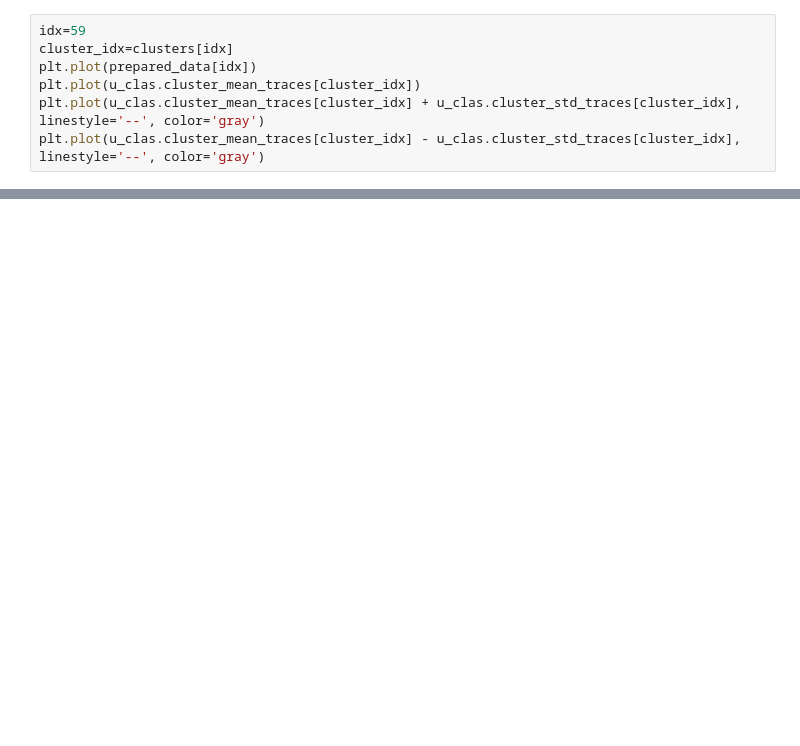
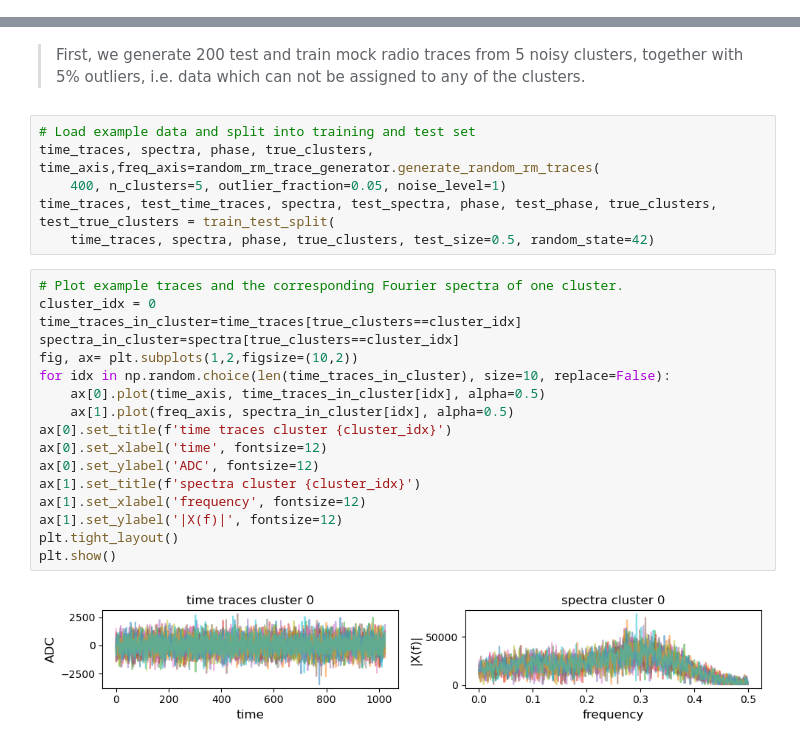
Before and after one commit to uhgtb/rm_classifier, a Jupyter notebook: tutorials/notebooks/umap_classifier.ipynb, the cells around one changed output, grey strips where cells are left out. Cells and saved outputs as stored; diff of their text form; blank space fills up the shorter version.

```diff
--- a/tutorials/notebooks/umap_classifier.ipynb
+++ b/tutorials/notebooks/umap_classifier.ipynb
@@ -98,7 +0,0 @@ array([0, 0, 0, 0, 0, 0, 0, 0, 0, 0, 0, 0, 0, 0, 0, 0, 0, 0, 0, 0, 0, 0,
-# %%
-idx=59
-cluster_idx=clusters[idx]
-plt.plot(prepared_data[idx])
-plt.plot(u_clas.cluster_mean_traces[cluster_idx])
-plt.plot(u_clas.cluster_mean_traces[cluster_idx] + u_clas.cluster_std_traces[cluster_idx], linestyle='--', color='gray')
-plt.plot(u_clas.cluster_mean_traces[cluster_idx] - u_clas.cluster_std_traces[cluster_idx], linestyle='--', color='gray')
@@ -138,0 +32,27 @@ u_clas.plot_cluster_samples(prepared_data, clusters, k=0, n=20, alpha=0.2)
+# %% [markdown]
+> First, we generate 200 test and train mock radio traces from 5 noisy clusters, together with 5\% outliers, i.e. data which can not be assigned to any of the clusters.
+# %%
+# Load example data and split into training and test set
+time_traces, spectra, phase, true_clusters, time_axis,freq_axis=random_rm_trace_generator.generate_random_rm_traces(
+    400, n_clusters=5, outlier_fraction=0.05, noise_level=1)
+time_traces, test_time_traces, spectra, test_spectra, phase, test_phase, true_clusters, test_true_clusters = train_test_split(
+    time_traces, spectra, phase, true_clusters, test_size=0.5, random_state=42)
+# %%
+# Plot example traces and the corresponding Fourier spectra of one cluster.
+cluster_idx = 0
+time_traces_in_cluster=time_traces[true_clusters==cluster_idx]
+spectra_in_cluster=spectra[true_clusters==cluster_idx]
+fig, ax= plt.subplots(1,2,figsize=(10,2))
+for idx in np.random.choice(len(time_traces_in_cluster), size=10, replace=False):
+    ax[0].plot(time_axis, time_traces_in_cluster[idx], alpha=0.5)
+    ax[1].plot(freq_axis, spectra_in_cluster[idx], alpha=0.5)
+ax[0].set_title(f'time traces cluster {cluster_idx}')
+ax[0].set_xlabel('time', fontsize=12)
+ax[0].set_ylabel('ADC', fontsize=12)
+ax[1].set_title(f'spectra cluster {cluster_idx}')
+ax[1].set_xlabel('frequency', fontsize=12)
+ax[1].set_ylabel('|X(f)|', fontsize=12)
+plt.tight_layout()
+plt.show()
+# %% [output]
+[figure, added]
```
Also changed, not shown: parts of 60 cells of this notebook, 13 other files.
